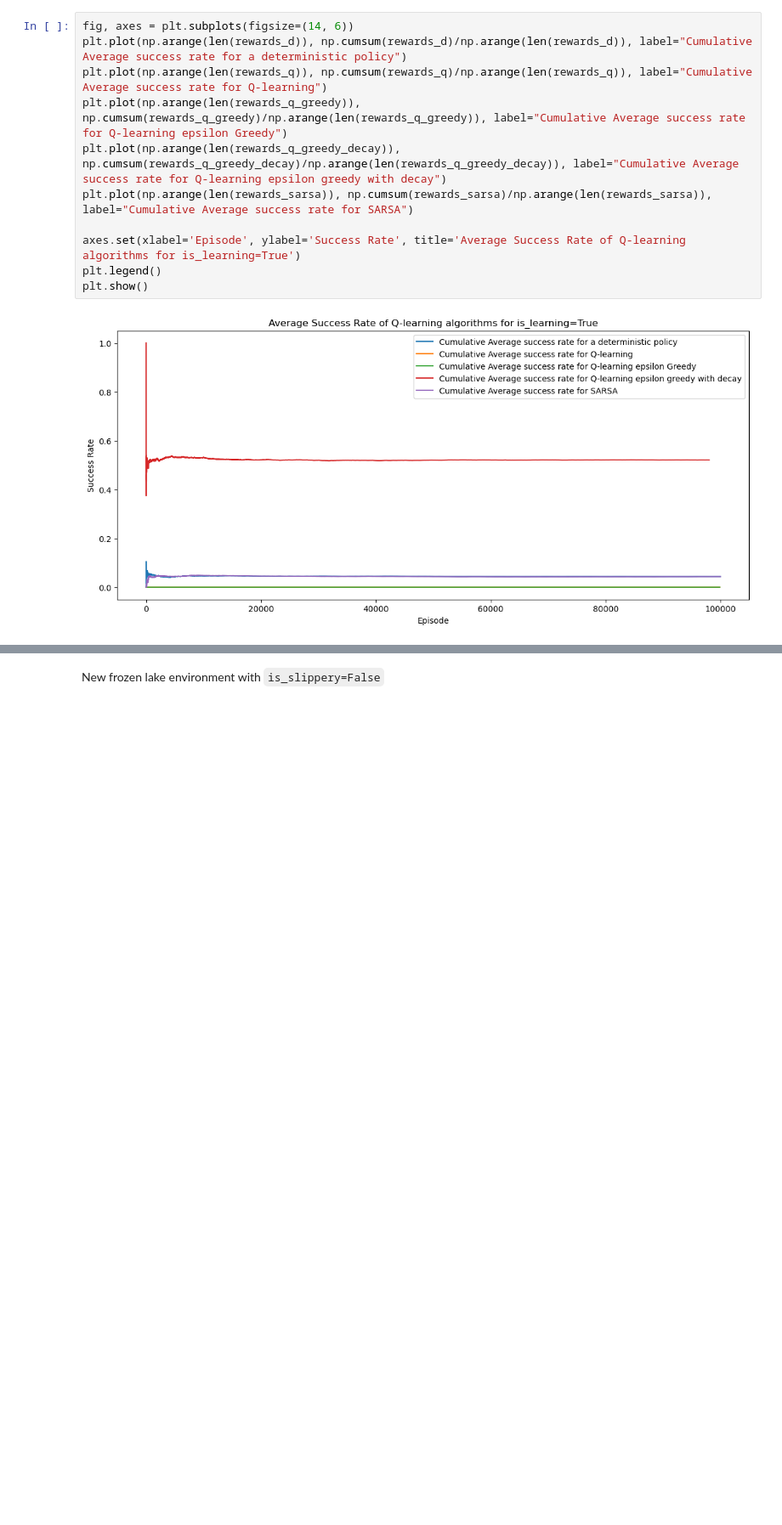
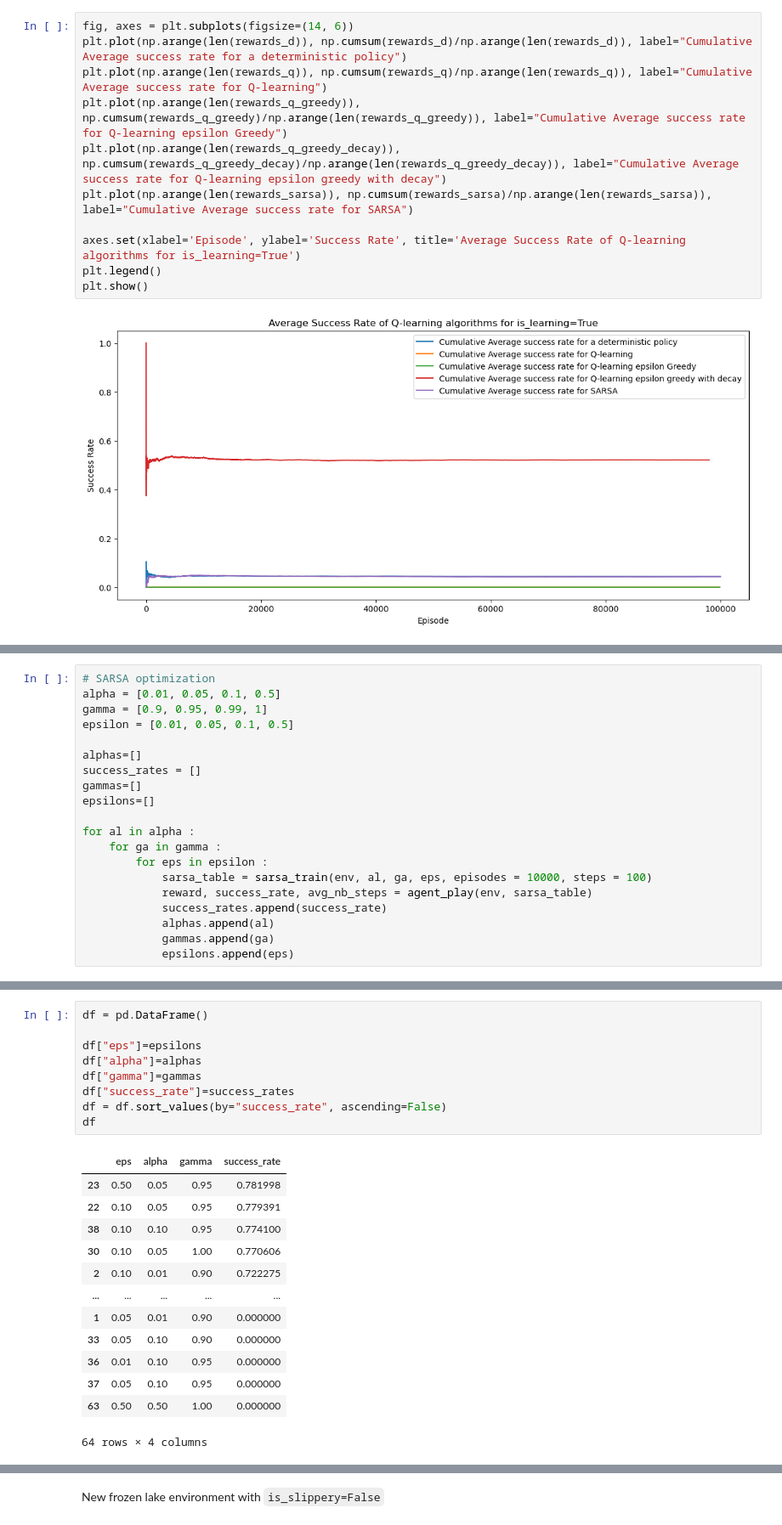
Before and after one commit to Abdellah-Laassairi/apst1-frozen-lake, a Jupyter notebook: frozen_lake.ipynb, the cells around one changed output, grey strips where cells are left out. Shown: that part at 85% size. Saved outputs shown, nothing was run; the diff lists cells and outputs as text; blank space fills up the shorter version.

```diff
--- a/frozen_lake.ipynb
+++ b/frozen_lake.ipynb
@@ -435,0 +490,20 @@ plt.show()
+# %%
+# SARSA optimization
+alpha = [0.01, 0.05, 0.1, 0.5]
+gamma = [0.9, 0.95, 0.99, 1]
+epsilon = [0.01, 0.05, 0.1, 0.5]
+
+alphas=[]
+success_rates = []
+gammas=[]
+epsilons=[]
+
+for al in alpha :
+    for ga in gamma :
+        for eps in epsilon :
+            sarsa_table = sarsa_train(env, al, ga, eps, episodes = 10000, steps = 100)
+            reward, success_rate, avg_nb_steps = agent_play(env, sarsa_table)
+            success_rates.append(success_rate)
+            alphas.append(al)
+            gammas.append(ga)
+            epsilons.append(eps)
@@ -435,0 +536,23 @@ plt.show()
+# %%
+df = pd.DataFrame()
+
+df["eps"]=epsilons
+df["alpha"]=alphas
+df["gamma"]=gammas
+df["success_rate"]=success_rates
+df = df.sort_values(by="success_rate", ascending=False)
+df
+# %% [output]
+|  | eps | alpha | gamma | success_rate |
+| 23 | 0.50 | 0.05 | 0.95 | 0.781998 |
+| 22 | 0.10 | 0.05 | 0.95 | 0.779391 |
+| 38 | 0.10 | 0.10 | 0.95 | 0.774100 |
+| 30 | 0.10 | 0.05 | 1.00 | 0.770606 |
+| 2 | 0.10 | 0.01 | 0.90 | 0.722275 |
+| ... | ... | ... | ... | ... |
+| 1 | 0.05 | 0.01 | 0.90 | 0.000000 |
+| 33 | 0.05 | 0.10 | 0.90 | 0.000000 |
+| 36 | 0.01 | 0.10 | 0.95 | 0.000000 |
+| 37 | 0.05 | 0.10 | 0.95 | 0.000000 |
+| 63 | 0.50 | 0.50 | 1.00 | 0.000000 |
+64 rows × 4 columns
```
Also changed, not shown: parts of 25 cells of this notebook.
